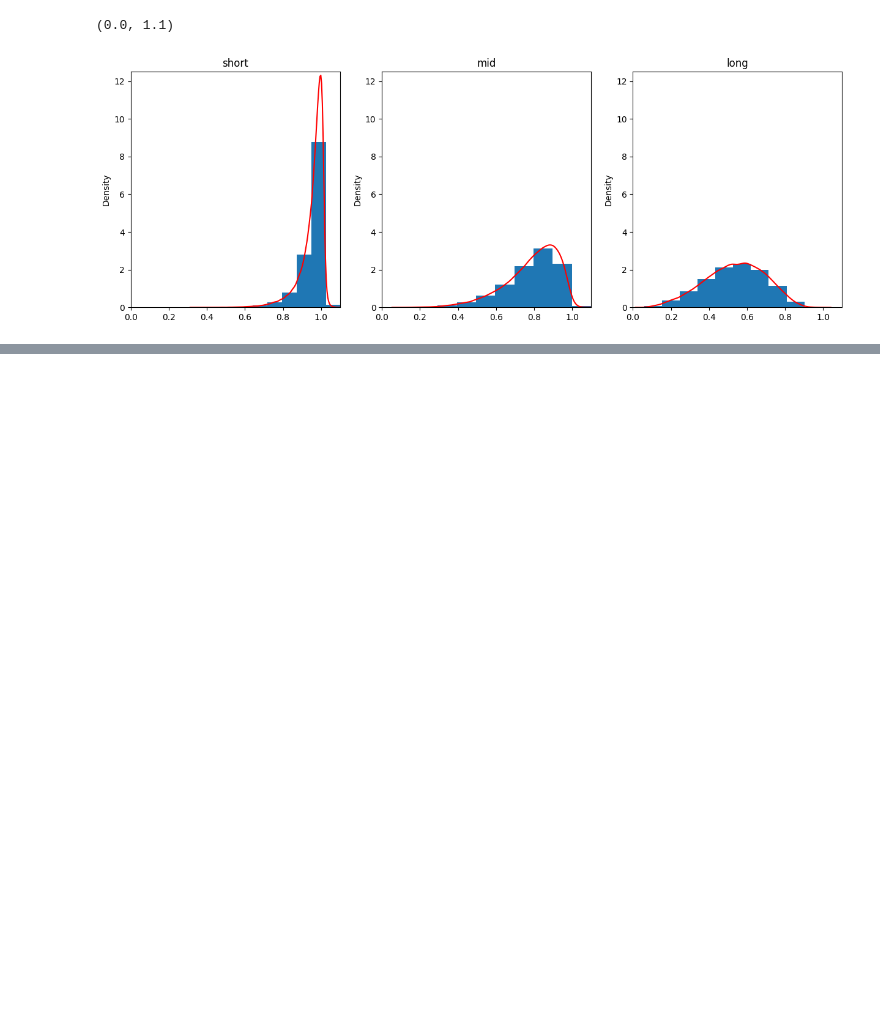
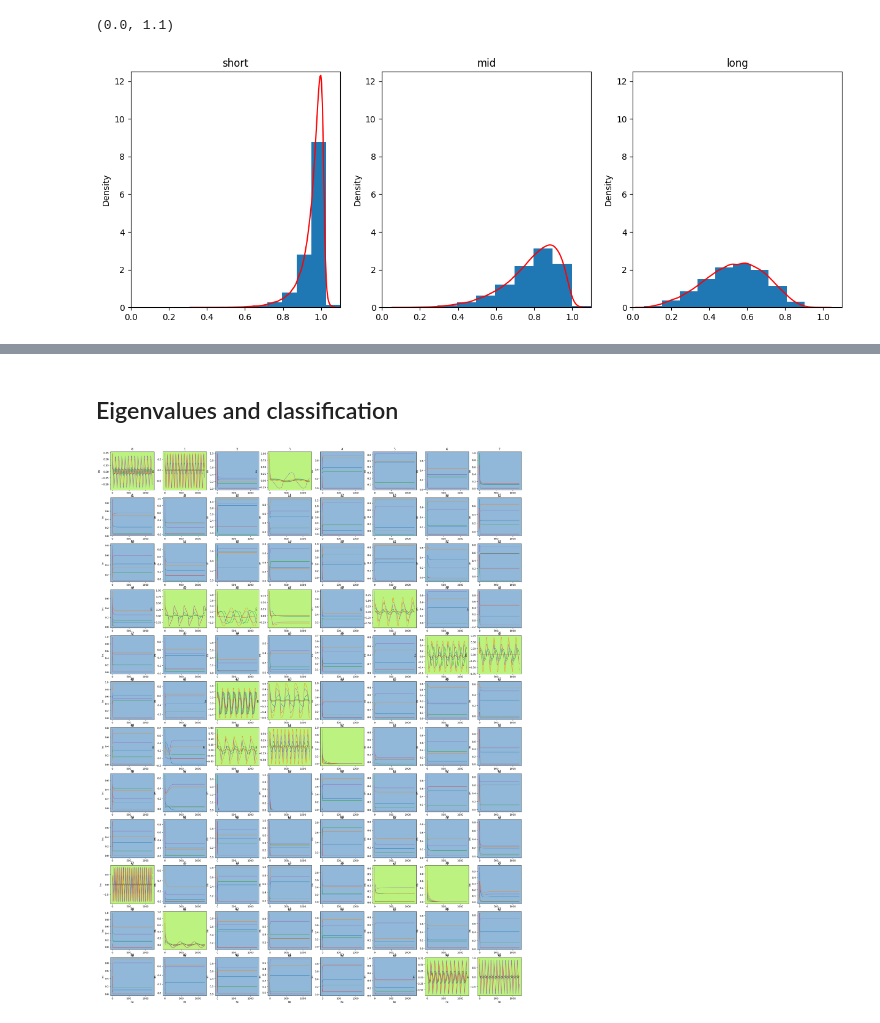
Before and after one commit to paololapo/Dynamic_FC_analysis, a Jupyter notebook: notebook.ipynb, the cells around one changed output, grey strips where cells are left out. Drawn from its saved outputs; the diff is of its cells as text; code cells hidden in the pictures; blank space fills up the shorter version.

```diff
--- a/notebook.ipynb
+++ b/notebook.ipynb
@@ -222,0 +288,49 @@ plt.xlim((0, 1.1))
+# %% [markdown]
+## Eigenvalues and classification
+# %%
+#Full datasets visualization
+back_1 = (0.14, 0.45, 0.7, 0.5)     #blue
+back_2 = (0.48,0.9, 0, 0.5)         #green
+
+plt.figure(figsize=(30, 40))
+for i in range(96):
+    idx = i
+    #Get parameters and simulate signals
+    data, W, alpha, D = load_param(idx)
+    simul = propagation(W, alpha, D, 0)
+
+    #Classification
+    std = np.std(simul[-10:])
+    m = std.mean()
+    c = 1e-10
+
+    #Plot
+    if m<c:
+        plt.subplot(12, 8, i+1, facecolor=back_1)
+        plt.xlabel("Re")
+        plt.ylabel("Im")
+        plt.title(str(i))
+        #plt.ylim(-0.25, 0.25)
+        #plt.xlim(-0.6, 0.2)
+
+        plt.plot(np.arange(len(simul[0])), simul[0], lw=1)
+        plt.plot(np.arange(len(simul[20])), simul[20], lw=1)
+        plt.plot(np.arange(len(simul[30])), simul[30], lw=1)
+        plt.plot(np.arange(len(simul[100])), simul[100], lw=1)
+        plt.plot(np.arange(len(simul[60])), simul[60], lw=1)
+
+    else:
+        plt.subplot(12, 8, i+1, facecolor=back_2)
+        plt.xlabel("Re")
+        plt.ylabel("Im")
+        plt.title(str(i))
+        #plt.ylim(-0.25, 0.25)
+        #plt.xlim(-0.6, 0.2)
+
+        plt.plot(np.arange(len(simul[0])), simul[0], lw=1)
+        plt.plot(np.arange(len(simul[20])), simul[20], lw=1)
+        plt.plot(np.arange(len(simul[30])), simul[30], lw=1)
+        plt.plot(np.arange(len(simul[100])), simul[100], lw=1)
+        plt.plot(np.arange(len(simul[60])), simul[60], lw=1)
+# %% [output]
+[figure, added]
```
Also changed, not shown: parts of 28 cells of this notebook, 4 other files.
